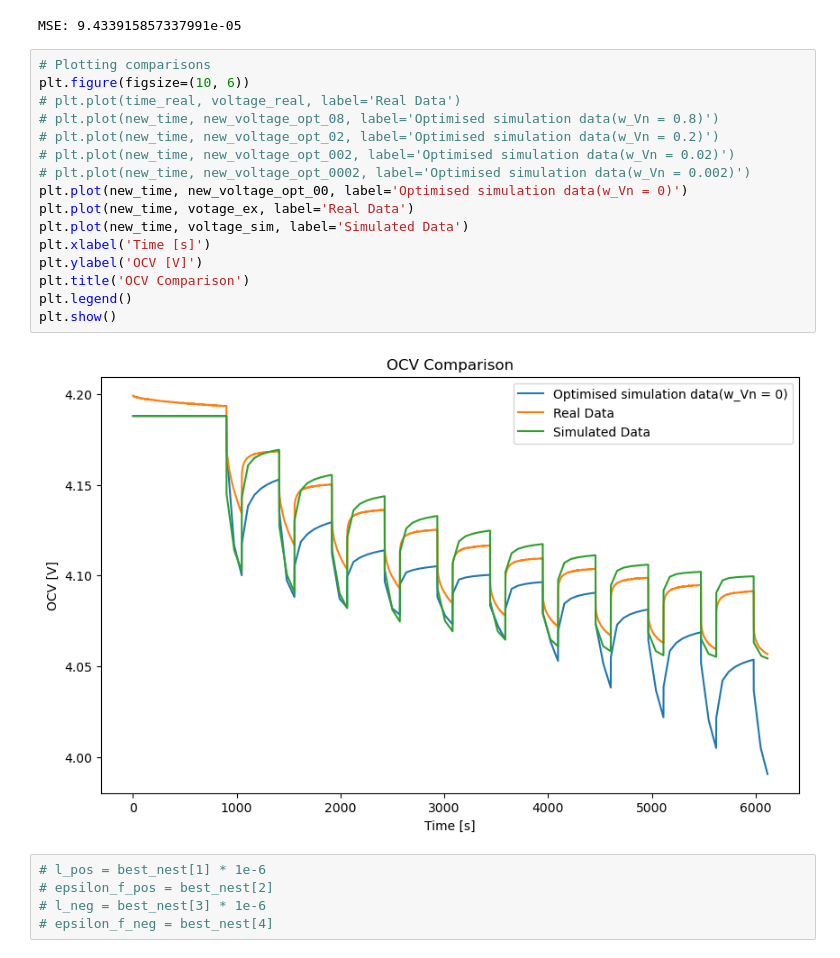
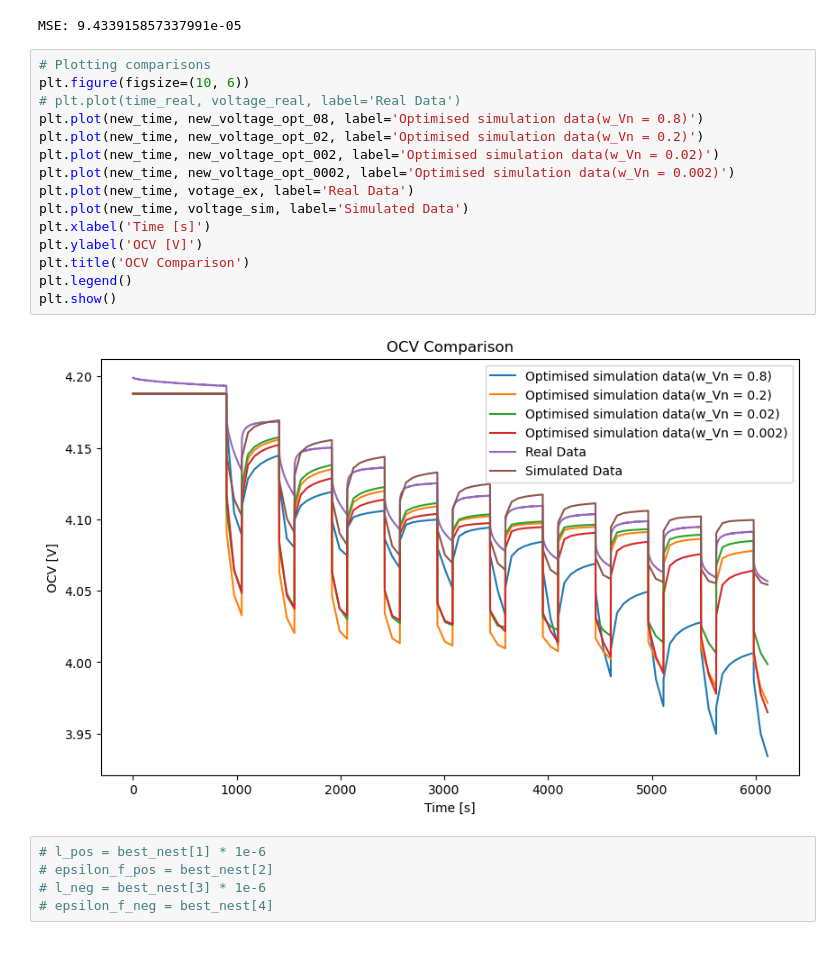
Before and after one commit to JerryOu10124/MA, a Jupyter notebook: CSA_test.ipynb, the cells around one changed output. Drawn from its saved outputs; the diff is of its cells as text.

```diff
--- a/CSA_test.ipynb
+++ b/CSA_test.ipynb
@@ -351,21 +349,20 @@ MSE: 9.433915857337991e-05
 # %%
 # Plotting comparisons
 plt.figure(figsize=(10, 6))
 # plt.plot(time_real, voltage_real, label='Real Data')
-# plt.plot(new_time, new_voltage_opt_08, label='Optimised simulation data(w_Vn = 0.8)')
-# plt.plot(new_time, new_voltage_opt_02, label='Optimised simulation data(w_Vn = 0.2)')
-# plt.plot(new_time, new_voltage_opt_002, label='Optimised simulation data(w_Vn = 0.02)')
-# plt.plot(new_time, new_voltage_opt_0002, label='Optimised simulation data(w_Vn = 0.002)')
-plt.plot(new_time, new_voltage_opt_00, label='Optimised simulation data(w_Vn = 0)')
+plt.plot(new_time, new_voltage_opt_08, label='Optimised simulation data(w_Vn = 0.8)')
+plt.plot(new_time, new_voltage_opt_02, label='Optimised simulation data(w_Vn = 0.2)')
+plt.plot(new_time, new_voltage_opt_002, label='Optimised simulation data(w_Vn = 0.02)')
+plt.plot(new_time, new_voltage_opt_0002, label='Optimised simulation data(w_Vn = 0.002)')
 plt.plot(new_time, votage_ex, label='Real Data')
 plt.plot(new_time, voltage_sim, label='Simulated Data')
 plt.xlabel('Time [s]')
 plt.ylabel('OCV [V]')
 plt.title('OCV Comparison')
 plt.legend()
 plt.show()
 # %% [output]
-[figure, old version]
+[figure, new version]
 # %%
 # l_pos = best_nest[1] * 1e-6
 # epsilon_f_pos = best_nest[2]
```
Also changed, not shown: parts of 1 cell of this notebook.
